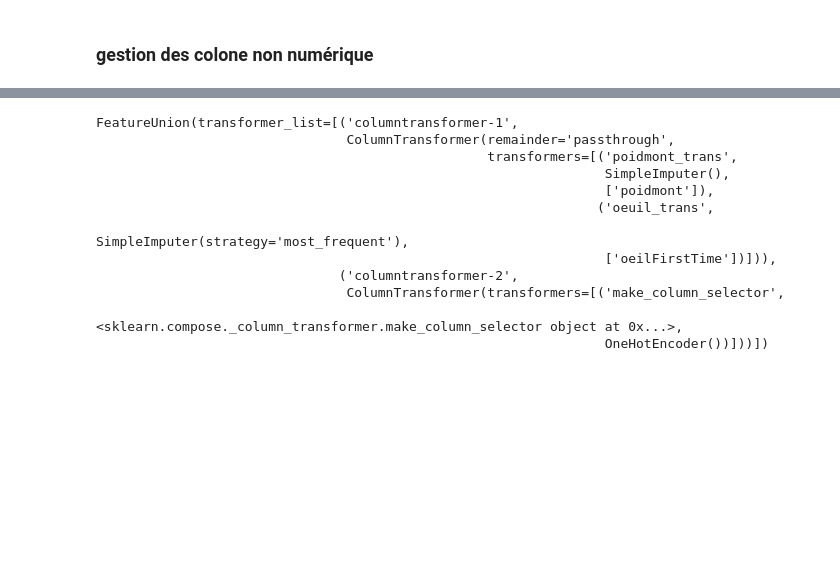
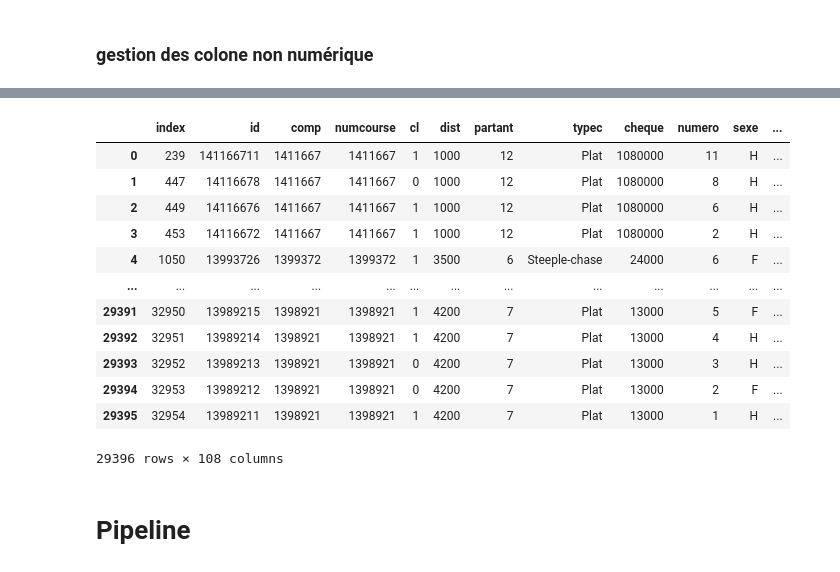
Before and after one commit to Biguhuh/chouwal, a Jupyter notebook: new_preprocess.ipynb, the cells around one changed output, grey strips where cells are left out. Saved outputs shown, nothing was run; the diff lists cells and outputs as text; code cells hidden in the pictures; blank space fills up the shorter version.

Commit message:
avant dernier commit (jéspère) du preprocesse)

```diff
--- a/new_preprocess.ipynb
+++ b/new_preprocess.ipynb
@@ -270,6 +402,26 @@ il reste 3 donné numérique avec des Nan : poidmont, oeilFirstTime et partant.1
+# %%
+colone_a_gerer.directionVent.unique()
+colone_a_gerer.directionVent.value_counts()
+# for i in range(len(colone_a_gerer.directionVent)) :
+#     if colone_a_gerer['directionVent'][i] == 'South-':
+#         colone_a_gerer['directionVent'][i] = colone_a_gerer['directionVent'][i].replace('South-', 'South')
+#     elif colone_a_gerer['directionVent'][i] != 'South' or colone_a_gerer['directionVent'][i] != 'North' or colone_a_gerer['directionVent'][i] != 'East' or colone_a_gerer['directionVent'][i] != 'West':
+#         colone_a_gerer['directionVent'][i] = colone_a_gerer['directionVent'][i].replace(colone_a_gerer['directionVent'][i] , 'direction inconnu')
+
+#marche pas flemme de me batre
+data_jouer.drop(['directionVent'], axis = 1, inplace = True)
+# %%
+colone_a_gerer.nebulositeLibelleCourt.unique()
+#presence d'url dans la colone, drop
+data_jouer.drop(['nebulositeLibelleCourt'], axis = 1, inplace = True)
+# %%
+colone_a_gerer.tempscourse.unique() #leakkkkk
+data_jouer.drop(['tempscourse'], axis = 1, inplace = True)
 # %%
 #transformer les ligne ou forcevent n'est pas un chifre
-for i in range(len(data_jouer['forcevent'])):
-    if str(data_jouer.forceVent[i]).isalpha():
-        data_jouer.forceVent[i] = mean
+# for i in range(len(data_jouer['forcevent'])):
+#     if str(data_jouer.forceVent[i]).isalpha():
+#         data_jouer.forceVent[i] = mean
+#on la recuperera peut étre plus tard
+data_jouer.drop(['forcevent'], axis = 1, inplace=True)
 # %% [output]
@@ -277,36 +447,24 @@ NameError: name 'data_obj' is not defined
+# %%
+data_jouer.applymap(lambda x: str(x)[1:-1] if str(x)[0] == "'" and str(x)[-1] == "'" else x)
+# %% [output]
+|  | index | id | comp | numcourse | cl | dist | partant | typec | cheque | numero | sexe | ... |
+| 0 | 239 | 141166711 | 1411667 | 1411667 | 1 | 1000 | 12 | Plat | 1080000 | 11 | H | ... |
+| 1 | 447 | 14116678 | 1411667 | 1411667 | 0 | 1000 | 12 | Plat | 1080000 | 8 | H | ... |
+| 2 | 449 | 14116676 | 1411667 | 1411667 | 1 | 1000 | 12 | Plat | 1080000 | 6 | H | ... |
+| 3 | 453 | 14116672 | 1411667 | 1411667 | 1 | 1000 | 12 | Plat | 1080000 | 2 | H | ... |
+| 4 | 1050 | 13993726 | 1399372 | 1399372 | 1 | 3500 | 6 | Steeple-chase | 24000 | 6 | F | ... |
+| ... | ... | ... | ... | ... | ... | ... | ... | ... | ... | ... | ... | ... |
+| 29391 | 32950 | 13989215 | 1398921 | 1398921 | 1 | 4200 | 7 | Plat | 13000 | 5 | F | ... |
+| 29392 | 32951 | 13989214 | 1398921 | 1398921 | 1 | 4200 | 7 | Plat | 13000 | 4 | H | ... |
+| 29393 | 32952 | 13989213 | 1398921 | 1398921 | 0 | 4200 | 7 | Plat | 13000 | 3 | H | ... |
+| 29394 | 32953 | 13989212 | 1398921 | 1398921 | 0 | 4200 | 7 | Plat | 13000 | 2 | F | ... |
+| 29395 | 32954 | 13989211 | 1398921 | 1398921 | 1 | 4200 | 7 | Plat | 13000 | 1 | H | ... |
+29396 rows × 108 columns
+# %% [markdown]
+# Pipeline
 # %%
-from sklearn.compose import make_column_selector, ColumnTransformer, make_column_transformer
+
+from sklearn.compose import make_column_selector, make_column_transformer
 from sklearn.pipeline import make_pipeline, make_union
 from sklearn.preprocessing import OneHotEncoder, RobustScaler
 from sklearn.impute import SimpleImputer
-
-num_imputer = ColumnTransformer(
-            [('poidmont_trans', SimpleImputer(strategy='mean'), ['poidmont']),
-            ('oeuil_trans',SimpleImputer(strategy='most_frequent'), ['oeilFirstTime'])],
-            remainder='passthrough')
-
-num_scaler = RobustScaler()
-
-num_prerpocessing = make_pipeline(num_imputer, num_scaler)
-
-
-obj_col = make_column_selector(dtype_exclude= ['float64', 'int64'])
-obj_transphormer = OneHotEncoder()
-
-obj_preprocessing = make_column_transformer((obj_col, obj_transphormer))
-
-preproc_full = make_union(num_imputer, obj_preprocessing)
-preproc_full
-# %% [output]
-FeatureUnion(transformer_list=[('columntransformer-1',
-                                ColumnTransformer(remainder='passthrough',
-                                                  transformers=[('poidmont_trans',
-                                                                 SimpleImputer(),
-                                                                 ['poidmont']),
-                                                                ('oeuil_trans',
-                                                                 SimpleImputer(strategy='most_frequent'),
-                                                                 ['oeilFirstTime'])])),
-                               ('columntransformer-2',
-                                ColumnTransformer(transformers=[('make_column_selector',
-                                                                 <sklearn.compose._column_transformer.make_column_selector object at 0x...>,
-                                                                 OneHotEncoder())]))])
```
Also changed, not shown: parts of 33 cells of this notebook, 1 other file.
